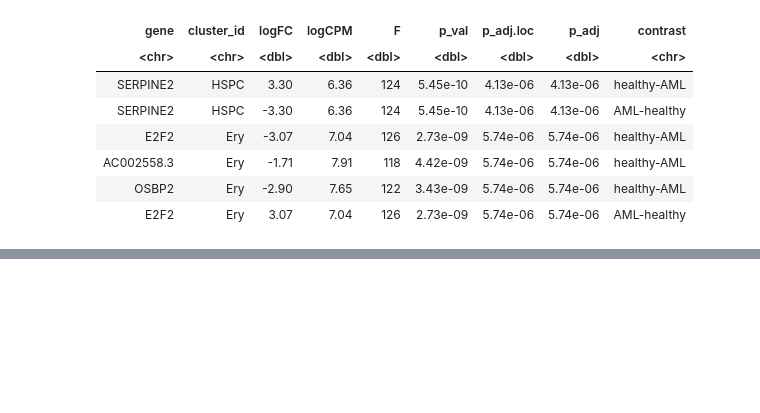
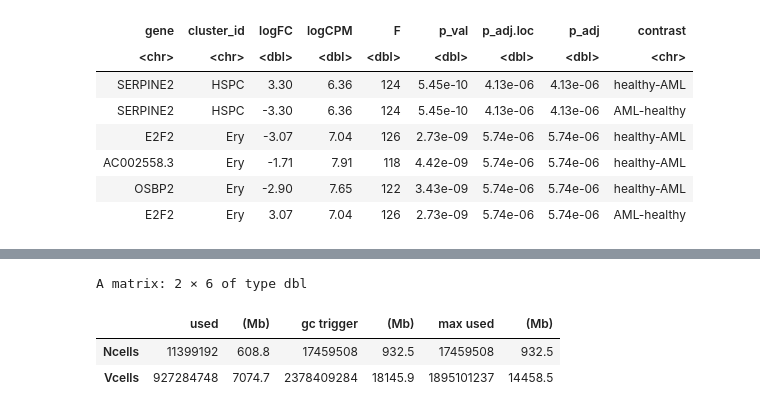
Before and after one commit to colomemaria/community-paper, a Jupyter notebook: src/method_comparison/compare_algorithms/run_NicheNet/run_algorithm/Untitled.ipynb, the cells around one changed output, grey strips where cells are left out. Cells and saved outputs as stored; diff of their text form; code cells hidden in the pictures; blank space fills up the shorter version.

```diff
--- a/src/method_comparison/compare_algorithms/run_NicheNet/run_algorithm/Untitled.ipynb
+++ b/src/method_comparison/compare_algorithms/run_NicheNet/run_algorithm/Untitled.ipynb
@@ -217,0 +220,7 @@ ligand_activities_targets_DEgenes = suppressMessages(suppressWarnings(get_ligand
+# %%
+gc()
+# %% [output]
+A matrix: 2 × 6 of type dbl
+|  | used | (Mb) | gc trigger | (Mb) | max used | (Mb) |
+| Ncells | 11399192 | 608.8 | 17459508 | 932.5 | 17459508 | 932.5 |
+| Vcells | 927284748 | 7074.7 | 2378409284 | 18145.9 | 1895101237 | 14458.5 |
```
Also changed, not shown: parts of 11 cells of this notebook, 2 other files.
